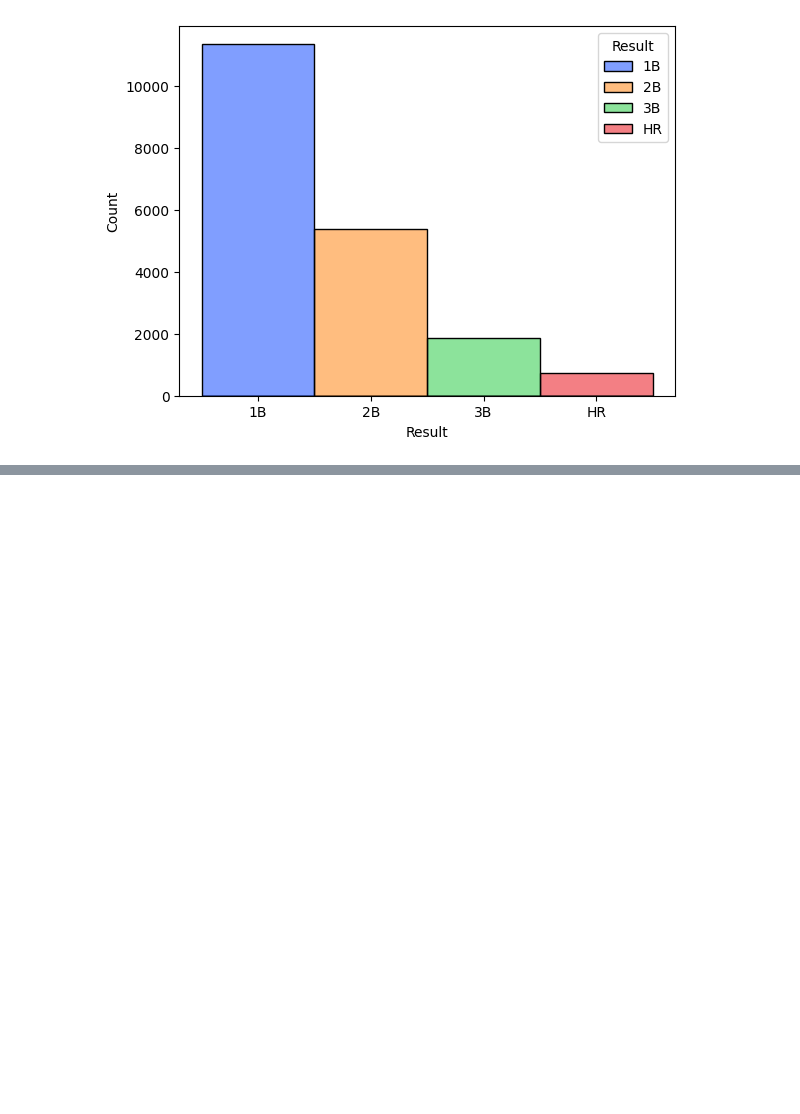
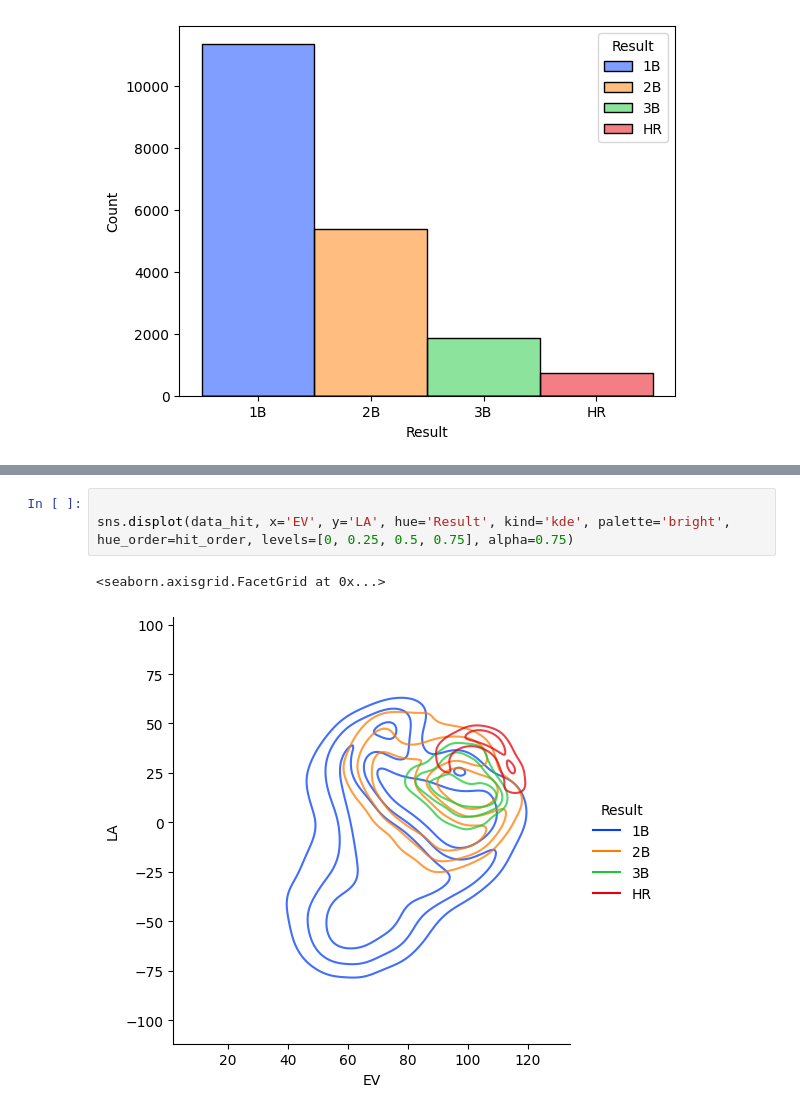
Before and after one commit to brbutler304/savant, a Jupyter notebook: masterlist.ipynb, the cells around one changed output, grey strips where cells are left out. Drawn from its saved outputs; the diff is of its cells as text; blank space fills up the shorter version.

```diff
--- a/masterlist.ipynb
+++ b/masterlist.ipynb
@@ -162,0 +136,6 @@ sns.kdeplot(x=data_hit.EV, y=data_hit.LA, color='black')
+# %%
+
+sns.displot(data_hit, x='EV', y='LA', hue='Result', kind='kde', palette='bright', hue_order=hit_order, levels=[0, 0.25, 0.5, 0.75], alpha=0.75)
+# %% [output]
+<seaborn.axisgrid.FacetGrid at 0x...>
+[figure, added]
```
Also changed, not shown: parts of 6 cells of this notebook, 1 other file.
